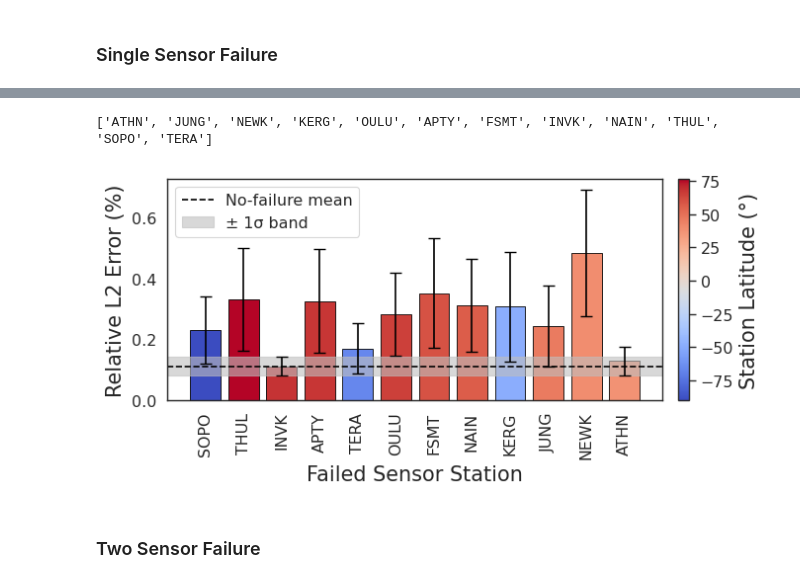
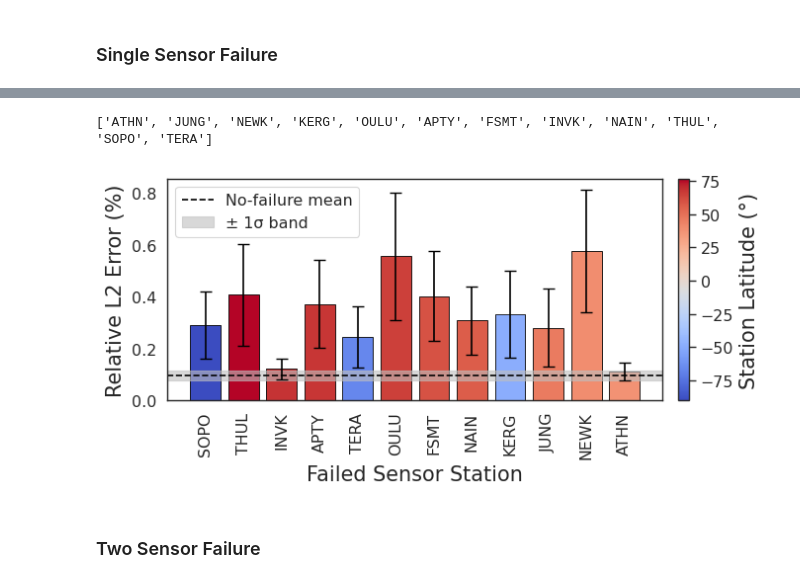
Before and after one commit to kkazuma19/CosmicRays-Operator, a Jupyter notebook: analysis/sensors/notebook.ipynb, the cells around one changed output, grey strips where cells are left out. Cells and saved outputs as stored; diff of their text form; code cells hidden in the pictures.

```diff
--- a/analysis/sensors/notebook.ipynb
+++ b/analysis/sensors/notebook.ipynb
@@ -124,3 +102,5 @@ test_target_seq shape: torch.Size([336, 65341, 1])
+# %%
+sensor_mean = np.mean(X_train_scaled, axis=1).mean(axis=0)  # mean over samples and time steps
 # %% [markdown]
 ## Sensor Information
 # %%
@@ -135,9 +115,6 @@ with open('analysis/sensors/station_list.yaml', 'r') as file:
 station_names = np.array([station['name'] for station in station_info['stations']])
 
 print(station_names)
-
-# get the sensor mean values
-sensor_mean = np.mean(dummy, axis=0)
 # %% [output]
 ['ATHN' 'JUNG' 'NEWK' 'KERG' 'OULU' 'APTY' 'FSMT' 'INVK' 'NAIN' 'THUL'
  'SOPO' 'TERA']
@@ -284,10 +202,10 @@ plt.show()
 # %%
 def simulate_and_evaluate_failure(sensor_index, replace_value=sensor_mean):
     print(f'Simulating failure for station: {station_names[sensor_index]} (index {sensor_index})')
-    test_input_seq_failed = simulate_sensor_failure(test_input_seq_1, replace_value=replace_value, sensor_indices=[sensor_index])
+    test_input_seq_failed = simulate_sensor_failure(test_input_1, replace_value=replace_value, sensor_indices=[sensor_index])
 
     # create dataset and dataloader
-    test_dataset_failed = SequentialDeepONetDataset(test_input_seq_failed, trunk_1deg, test_target_seq_1)
+    test_dataset_failed = SequentialDeepONetDataset(test_input_seq_failed, trunk_1deg, test_target_1)
     test_loader_failed = DataLoader(test_dataset_failed, batch_size=32, shuffle=False)
 
     # prediction
@@ -333,3 +251,8 @@ Mean SSIM: 0.9993193354829353
+# %%
+# S-LSTM baseline errors (with 30 days window)
+
+base_error_mean = 0.096
+base_error_std  = 0.019
 # %%
 import numpy as np
 import matplotlib.pyplot as plt
@@ -346,8 +269,8 @@ lats = np.array([station['lat'] for station in station_info['stations']])
 lons = np.array([station['lon'] for station in station_info['stations']])
 
 
-base_error_mean = 0.112
-base_error_std  = 0.031
+#base_error_mean = 0.096
+#base_error_std  = 0.019
 
 # ==============================================================
 # 2. Compute means and stds
@@ -395,34 +318,34 @@ ax.legend(loc='upper left')
 
 # ==============================================================
 # 4. Axis labels and layout
 # ==============================================================
 
 ax.set_xticks(x)
 ax.set_xticklabels(station_names, rotation=90, ha='center')
 ax.set_xlabel("Failed Sensor Station", fontsize=15)
 ax.set_ylabel("Relative L2 Error (%)", fontsize=15)
 #ax.set_ylim(0, 1.2)
 
 # Add colorbar for latitude context
 sm = plt.cm.ScalarMappable(cmap=cmap,
     norm=plt.Normalize(vmin=min(lats), vmax=max(lats)))
 sm.set_array([])
 cbar = plt.colorbar(sm, ax=ax, fraction=0.03, pad=0.03)
 cbar.set_label("Station Latitude (°)", fontsize=15)
 
 # Final layout
 #plt.title("TRON Robustness: Single-Station Outage Impact", fontsize=14, pad=15)
 plt.tight_layout()
 
 # ==============================================================
 # 5. Save high-resolution output
 # ==============================================================
 
 plt.savefig("analysis/sensors/tron_single_station_failure.png", dpi=300, bbox_inches="tight")
 plt.show()
 # %% [output]
 ['ATHN', 'JUNG', 'NEWK', 'KERG', 'OULU', 'APTY', 'FSMT', 'INVK', 'NAIN', 'THUL', 'SOPO', 'TERA']
-[figure, old version]
+[figure, new version]
 # %% [markdown]
 ### Two Sensor Failure
 # %%
```
Also changed, not shown: parts of 21 cells of this notebook, 2 other files.
